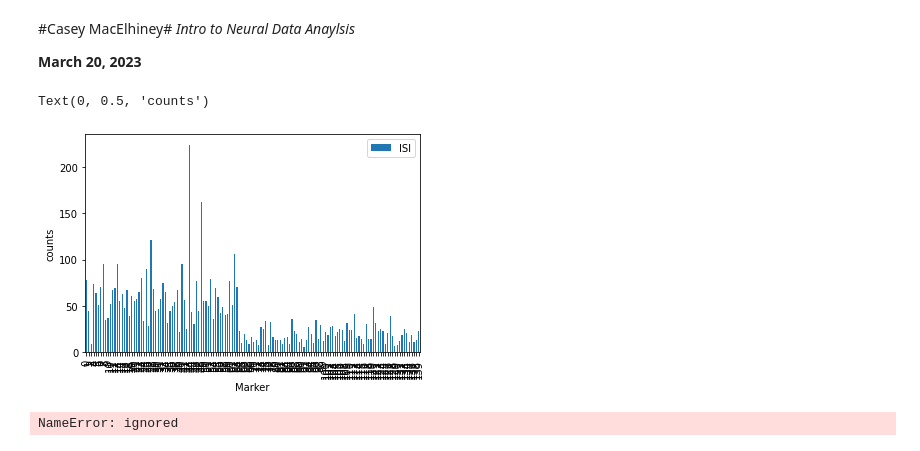
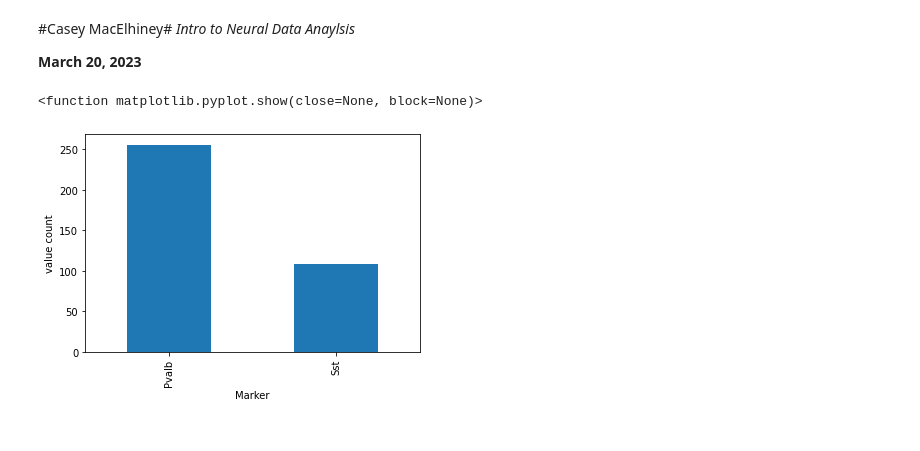
Before and after one commit to caseymacelhiney/neuro265, a Jupyter notebook: coding_homework_4.ipynb, the cells around one changed output. Saved outputs shown, nothing was run; the diff lists cells and outputs as text; code cells hidden in the pictures.

```diff
--- a/coding_homework_4.ipynb
+++ b/coding_homework_4.ipynb
@@ -67,25 +67,17 @@ import scipy.stats as stats
 # %%
 #3 For this assignment, you'll be using the patch_seq_expanded.csv file located in our class GitHub repo.
 #Create a Code Cell that loads this file in as a Pandas dataFrame called patch_seq.
-url1 = 'https://raw.githubusercontent.com/hallockh/neur_265/main/patch_seq.csv'
-cell_types = pd.read_csv(url1)
-patch_seq = pd.read_csv(url1)
+url = 'https://raw.githubusercontent.com/hallockh/neur_265/main/patch_seq_expanded.csv'
+patch_seq = pd.read_csv(url)
 # %%
 patch_seq['ISI'] = patch_seq['ISI'].fillna(0)
 # %%
 #4 In a new Code Cell, using the df.plot method from the pandas module, make a bar graph that displays the value counts (how many observations)
 #from the "Marker" column of your patch_seq variable. Label your x and y-axes.
-df = pd.DataFrame(patch_seq)
-df.plot.bar()
+patch_seq['Marker'].value_counts().plot(kind = 'bar')
 plt.xlabel('Marker')
-plt.ylabel('counts')
+plt.ylabel('value count')
+plt.show
 # %% [output]
-Text(0, 0.5, 'counts')
+<function matplotlib.pyplot.show(close=None, block=None)>
-[figure, old version]
+[figure, new version]
-# %%
-df = pd.DataFrame(patch_seq)
-df.plot(kind = pie)
-plt.xlabel('Marker')
-plt.ylabel('counts')
-# %% [output]
-NameError: ignored
```
Also changed, not shown: parts of 14 cells of this notebook.
